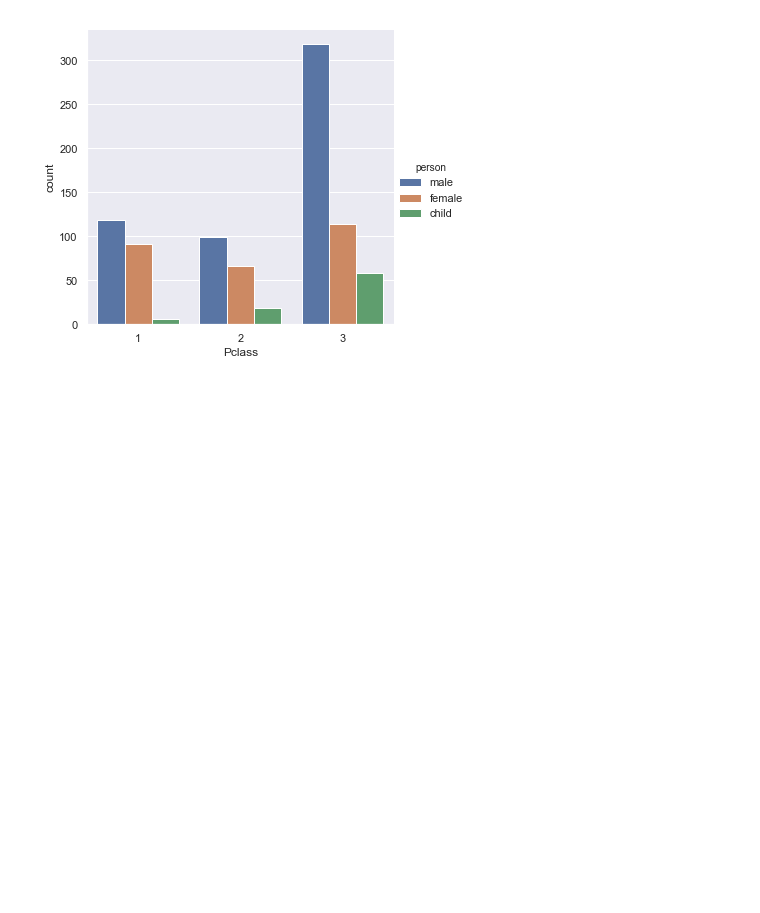
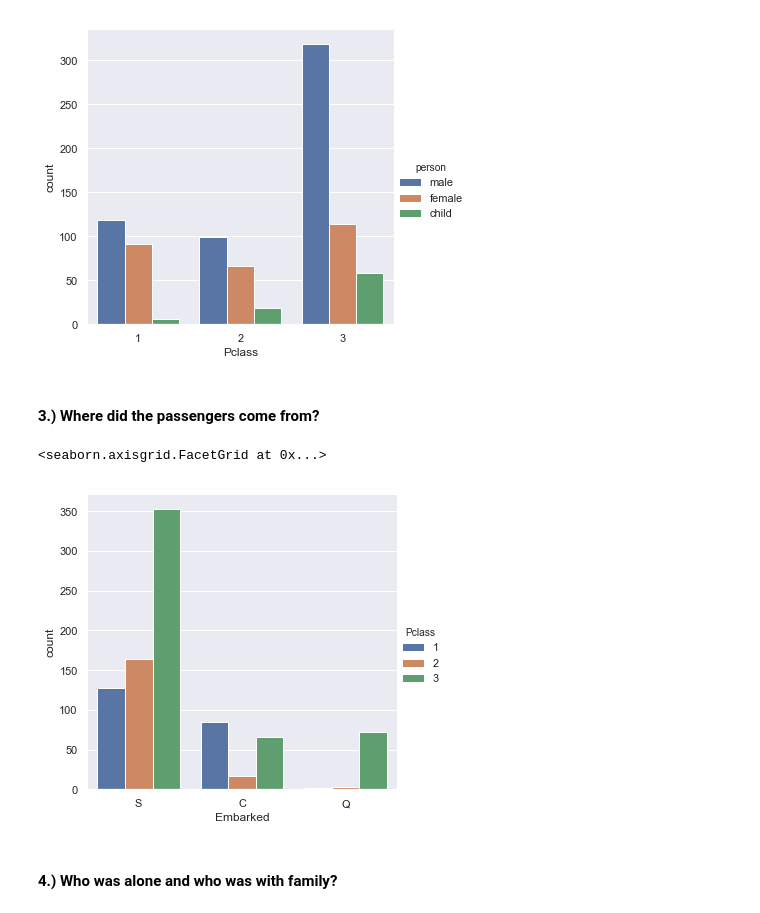
Before and after one commit to Abhijeet-Tiwarii/Data_Analysis_practice_repo, a Jupyter notebook: Titanic_Data Analysis.ipynb, the cells around one changed output. Saved outputs shown, nothing was run; the diff lists cells and outputs as text; code cells hidden in the pictures; blank space fills up the shorter version.

Commit message:
Made some changes in Analysis of Titanic data

```diff
--- a/Titanic_Data Analysis.ipynb
+++ b/Titanic_Data Analysis.ipynb
@@ -110,3 +110,13 @@ sns.catplot('Pclass',data=titanic_df,hue = 'person',kind="count")
 # %% [output]
 <seaborn.axisgrid.FacetGrid at 0x...>
 [figure]
+# %% [markdown]
+#### 3.) Where did the passengers come from?
+# %%
+# C = Cherbourg, Q = Queenstown, S = Southampton
+sns.factorplot('Embarked',data=titanic_df,hue = 'Pclass',kind="count")
+# %% [output]
+<seaborn.axisgrid.FacetGrid at 0x...>
+[figure, added]
+# %% [markdown]
+#### 4.) Who was alone and who was with family?
```
Also changed, not shown: parts of 4 cells of this notebook.
